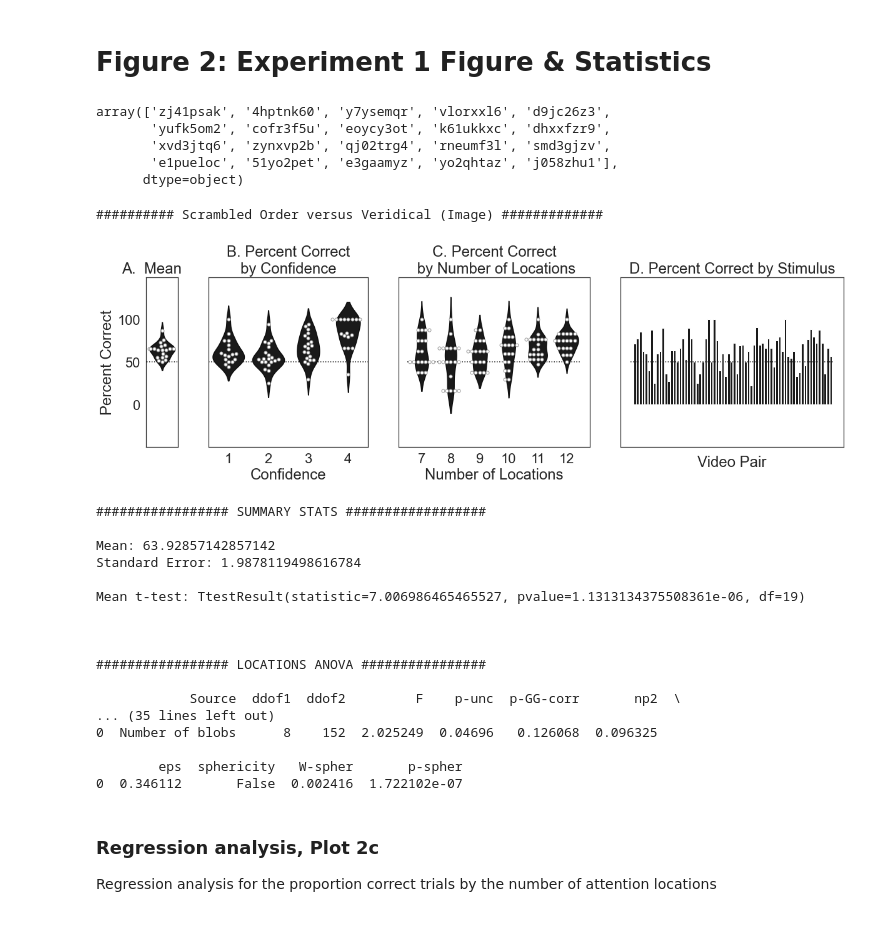
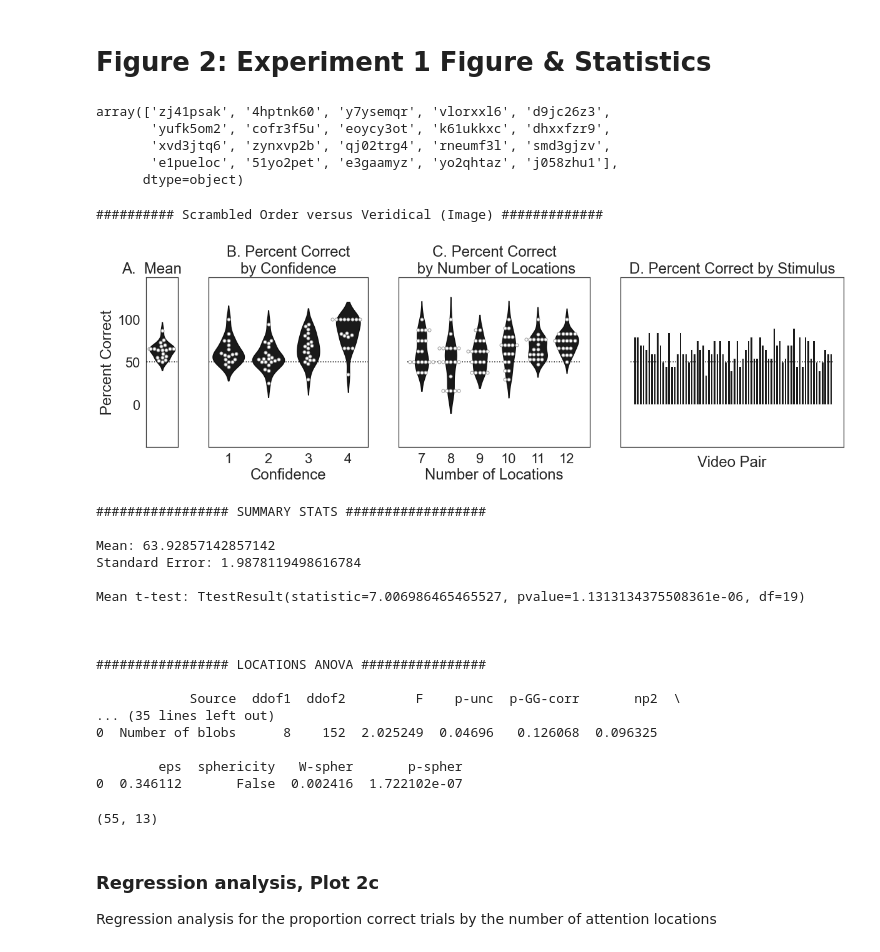
Before and after one commit to KirstensGitHub/predicting_attention, a Jupyter notebook: analysis/exp_1-6_analysis.ipynb, the cells around one changed output. Drawn from its saved outputs; the diff is of its cells as text; code cells hidden in the pictures.

```diff
--- a/analysis/exp_1-6_analysis.ipynb
+++ b/analysis/exp_1-6_analysis.ipynb
@@ -129,11 +134,11 @@ dfs = [pd.read_csv('/Users/kirstenziman/Desktop/Desktop/DIDEC_entire_corpus/anal
 blob_df = pd.concat(dfs)
 # %% [markdown]
 # Figure 2: Experiment 1 Figure & Statistics
-# %%
-full_data[full_data['version']=='Mismatched Image']['ID'].unique()
-# %% [output]
-array(['zj41psak', '4hptnk60', 'y7ysemqr', 'vlorxxl6', 'd9jc26z3',
-       'yufk5om2', 'cofr3f5u', 'eoycy3ot', 'k61ukkxc', 'dhxxfzr9',
-       'xvd3jtq6', 'zynxvp2b', 'qj02trg4', 'rneumf3l', 'smd3gjzv',
-       'e1pueloc', '51yo2pet', 'e3gaamyz', 'yo2qhtaz', 'j058zhu1'],
-      dtype=object)
+# %%
+full_data[full_data['version']=='Mismatched Image']['ID'].unique()
+# %% [output]
+array(['zj41psak', '4hptnk60', 'y7ysemqr', 'vlorxxl6', 'd9jc26z3',
+       'yufk5om2', 'cofr3f5u', 'eoycy3ot', 'k61ukkxc', 'dhxxfzr9',
+       'xvd3jtq6', 'zynxvp2b', 'qj02trg4', 'rneumf3l', 'smd3gjzv',
+       'e1pueloc', '51yo2pet', 'e3gaamyz', 'yo2qhtaz', 'j058zhu1'],
+      dtype=object)
@@ -220,11 +232,15 @@ for x in ['Scrambled Order versus Veridical (Image)']:
         ax3.set(xlabel='Number of Locations');
         ax3.set(yticklabels=[])
 
+        this_data['unique_image_label'] = list([x[0:30] for x in list(this_data['image'])])
+
         # SUBPLOT 4
         # We will want to plot this_data['proportion_correct_shifted'] x this_data['image']
         ax4.set_title("D. Percent Correct by Stimulus")
-        p2  = this_data.groupby(['ID','image'],as_index=False).mean() #columns
-        ax4 = sb.barplot(x='image',y='Percent correct', data=p2[p2['image'].str.contains('veridical')],  color = 'k', ci=None, ax=ax4)
+        p2  = this_data.groupby(['ID','unique_image_label'],as_index=False).mean() #columns
+        ax4 = sb.barplot(x='unique_image_label',y='Percent correct', data=p2,  color = 'k', ci=None, ax=ax4)
+        #p2  = this_data.groupby(['ID','image'],as_index=False).mean() #columns
+        #ax4 = sb.barplot(x='image',y='Percent correct', data=p2[p2['image'].str.contains('veridical')],  color = 'k', ci=None, ax=ax4)
         ax4.set(ylabel='');
         ax4.set(ylabel=None);
         ax4.hlines(50, -1.5, 70, colors='k', linestyles='dotted')
@@ -263,34 +279,34 @@ for x in ['Scrambled Order versus Veridical (Image)']:
         print('Conf 4, Standard Error: '+str(scipy.stats.sem(list(conf_plot[conf_plot['confidence']==3]['proportion_correct']))))
         print();print();print()
 
         print('################# CONFIDENCE ANOVA ###############');print()
         print(pg.rm_anova(data=conf_plot, dv='Percent Correct', within ='confidence',
                          subject='ID'))
         print(); print();print()
 
         print('################ LOCATION ANALYSIS ################');print()
         print('Mean percent accuracy for 6 blobs: ')
         print(str(p[p['Number of blobs']==6]['proportion_correct_shifted'].mean()))
 
         big_mean  = 0
         big_blobs = 0
 
         for b in p['Number of blobs'].unique():
             m = p[p['Number of blobs']==b]['proportion_correct_shifted'].mean()
             if m > big_mean:
                 big_mean  = m
                 big_blobs = b
 
         print('Mean percent accuracy for best blobs '+str(big_blobs)+' : ')
         print(str(p[p['Number of blobs']==big_blobs]['proportion_correct_shifted'].mean()))
         print()
         print('BLOB ANOVA:')
         print(pg.rm_anova(data=p, dv='Percent correct', within ='Number of blobs',
                          subject='ID'))
         print(); print(); print()
 # %% [output]
 ########## Scrambled Order versus Veridical (Image) #############
-[figure, old version]
+[figure, new version]
 ################# SUMMARY STATS ##################
 
 Mean: 63.92857142857142
@@ -308,6 +324,12 @@ Mean t-test: TtestResult(statistic=7.006986465465527, pvalue=1.1313134375508361e
 
         eps  sphericity   W-spher       p-spher
 0  0.346112       False  0.002416  1.722102e-07
+# %%
+# sb.barplot(x='unique_image_label',y='Percent correct', data=p2,  color = 'k', ci=None)
+g = p2.groupby('unique_image_label',as_index=False).mean()
+g[g['Percent correct']>50].shape
+# %% [output]
+(55, 13)
 # %% [markdown]
 ### Regression analysis, Plot 2c
 
```
Also changed, not shown: parts of 2 cells of this notebook.
